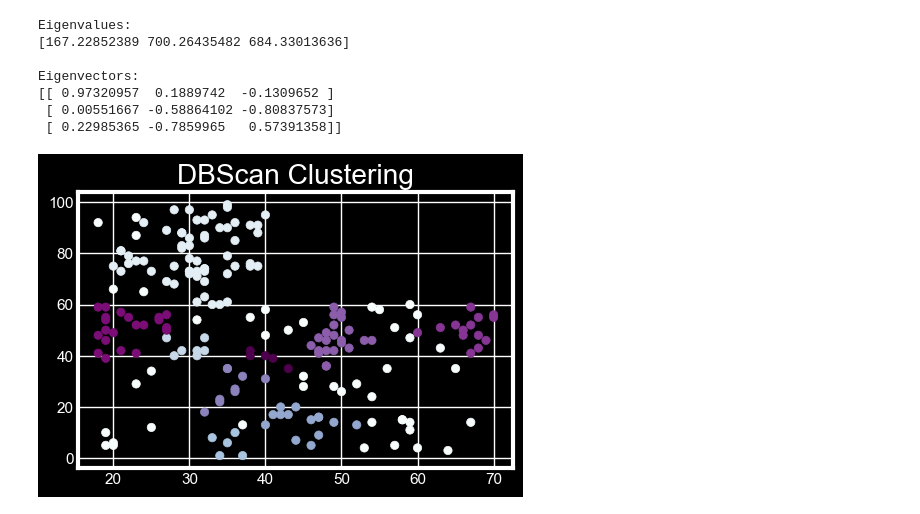
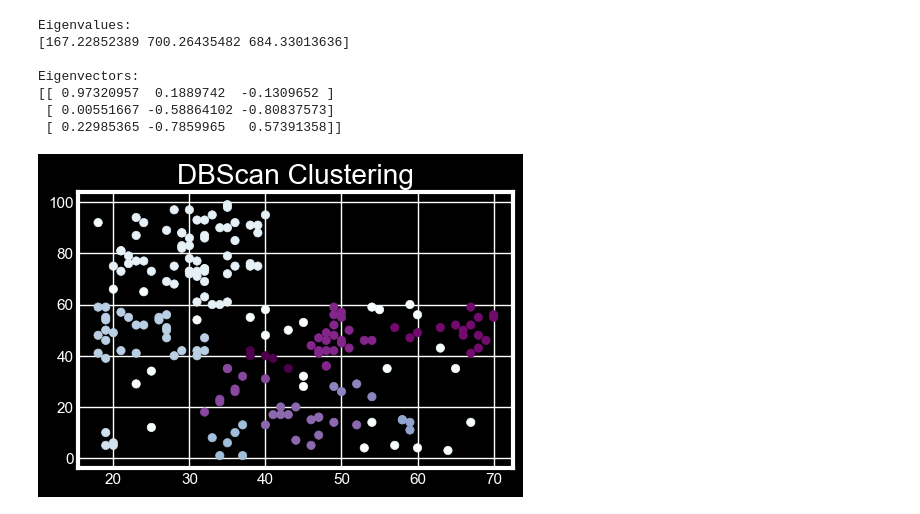
Before and after one commit to AlyModrik41/Customer-Segmentation, a Jupyter notebook: Customer Segmentation.ipynb, the cells around one changed output. Saved outputs shown, nothing was run; the diff lists cells and outputs as text; code cells hidden in the pictures.

```diff
--- a/Customer Segmentation.ipynb
+++ b/Customer Segmentation.ipynb
@@ -500,14 +500,14 @@ Eigenvectors:
 # %%
 scaler=StandardScaler()
 x1_scaled=scaler.fit_transform(x1)
 
-dbscan=DBSCAN(eps=0.25,min_samples=5)
+dbscan=DBSCAN(eps=0.25,min_samples=4)
 dbscan_labels_1=dbscan.fit_predict(x1_scaled)
 
 plt.figure(figsize=(5,3))
 plt.scatter(x1.iloc[:,0],x1.iloc[:,1],c=dbscan_labels_1,cmap='BuPu')
 plt.title('DBScan Clustering')
 plt.show()
 # %% [output]
-[figure, old version]
+[figure, new version]
 # %%
```
Also changed, not shown: parts of 7 cells of this notebook, 5 other files.
